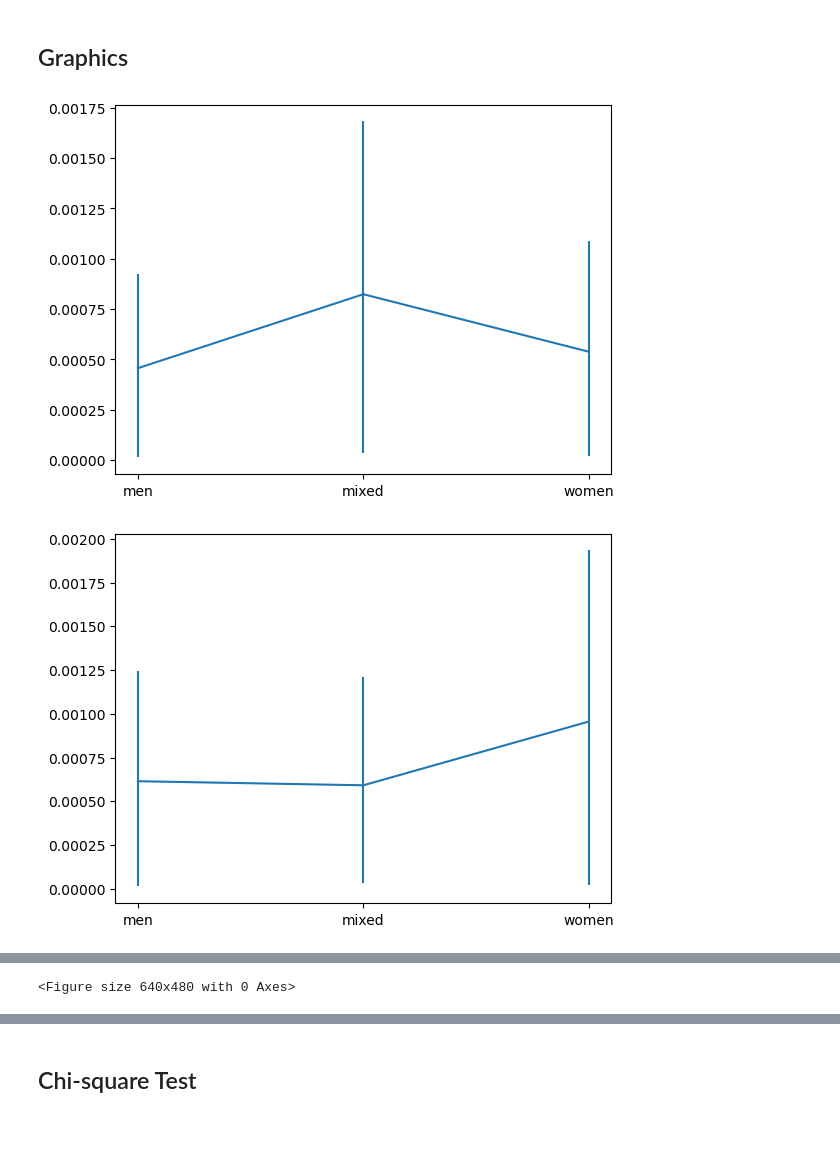
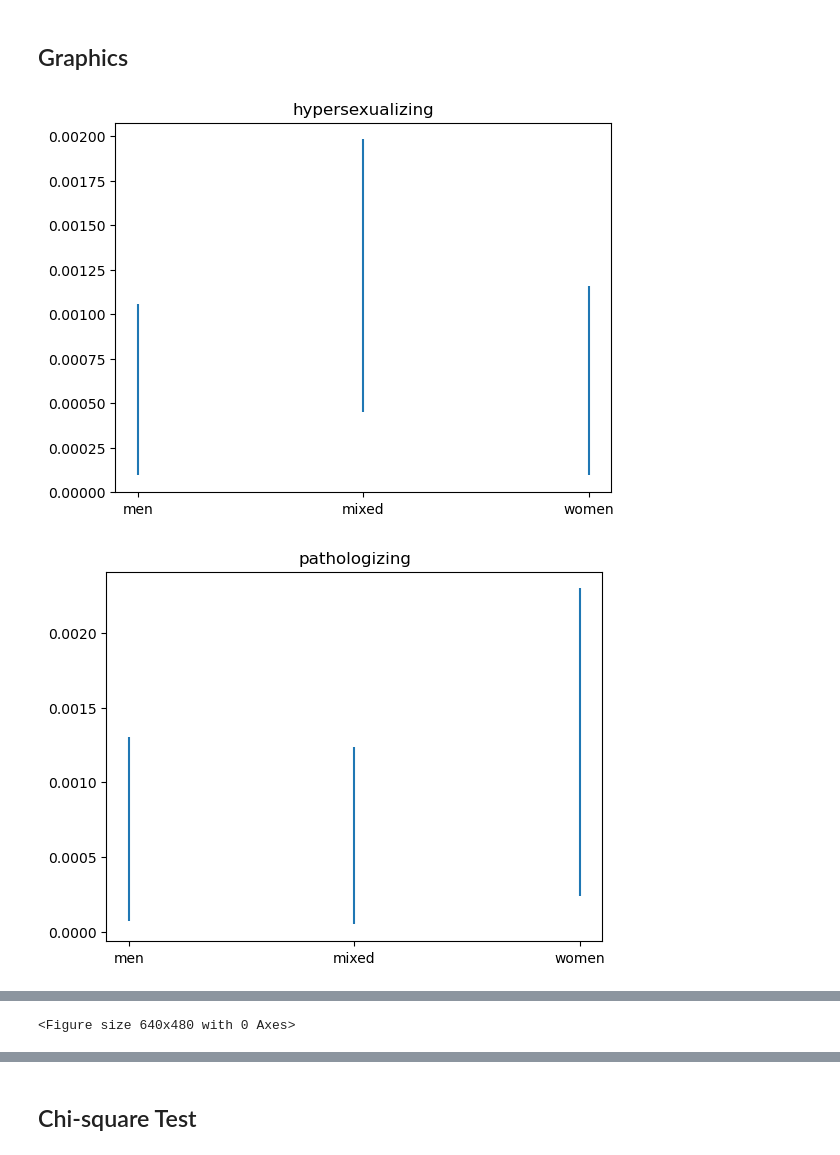
Before and after one commit to camille2019/Women-Capital-Trial-Analysis, a Jupyter notebook: reimplementation.ipynb, the cells around one changed output, grey strips where cells are left out. Saved outputs shown, nothing was run; the diff lists cells and outputs as text; code cells hidden in the pictures; blank space fills up the shorter version.

```diff
--- a/reimplementation.ipynb
+++ b/reimplementation.ipynb
@@ -31,7 +31,7 @@ keywords = {
     'pathologizing' : {
         'neutral' : ['calculated', 'cold', 'inhuman', 'unnatural', 'unstable', 'fake', 'deranged', 'tears', 'unemotional', 'liar', 'malinger',
                      'uncontrollable', 'angry', 'insincere', 'unempathetic', 'lie', 'irrational', 'hysterical',
-                     'scheme', 'cry', 'manipulat'],
+                     'scheme', 'cry', 'manipulate'],
         'feminine' : [],
         'masculine' : []},
     'sexuality' : {
@@ -40,7 +40,7 @@ keywords = {
         'masculine' : ['gay']},
     'gender' : {
         'neutral' : ['nurture', 'homemaker', 'virgin', 'pure', 'sacrificial', 'cold', 'uncaring', 'unfriendly', 'unemotional', 'abandonment',
-                     'neglect', 'overbearing','selfish', 'unnatural', 'assertive', 'ugly', 'aggressive', 'confrontational', 'violent', 'unfeeling', 'abuse', 'attractive', 'caring', 'friendly', 'emotional', 'sex appeal', 'materialistic', 'selfish'],
+                     'neglect', 'overbearing','selfish', 'unnatural', 'assertive', 'ugly', 'aggressive', 'confrontational', 'violent', 'unfeeling', 'abuse', 'attractive', 'caring', 'friendly', 'emotional', 'materialistic', 'selfish'],
         'feminine' : ['maternal', 'feminine', 'wife', 'lady', 'woman', 'female', 'housewife'],
         'masculine' : ['paternal', 'masculine', 'husband', 'man', 'male']},
     'discrediting' : {
@@ -301,9 +307,12 @@ theme_ci
 # %%
 for theme in themes:
     grph = theme_ci[theme_ci['theme'] == theme]
-    plt.errorbar(x=grph['gender'], y=grph['theme_keyword_normalized_term_frequency'], yerr=(grph['theme_keyword_normalized_term_frequency_L'], grph['theme_keyword_normalized_term_frequency_U']))
+    plt.errorbar(x=grph['gender'], y=grph['theme_keyword_normalized_term_frequency'],
+                 yerr=(grph['theme_keyword_normalized_term_frequency_L'], grph['theme_keyword_normalized_term_frequency_U']),
+                 linestyle='None')
+    plt.title(theme)
     plt.show()
     plt.clf()
 # %% [output]
-[figure, old version]
+[figure, new version]
-[figure, old version]
+[figure, new version]
```
Also changed, not shown: parts of 4 cells of this notebook.
